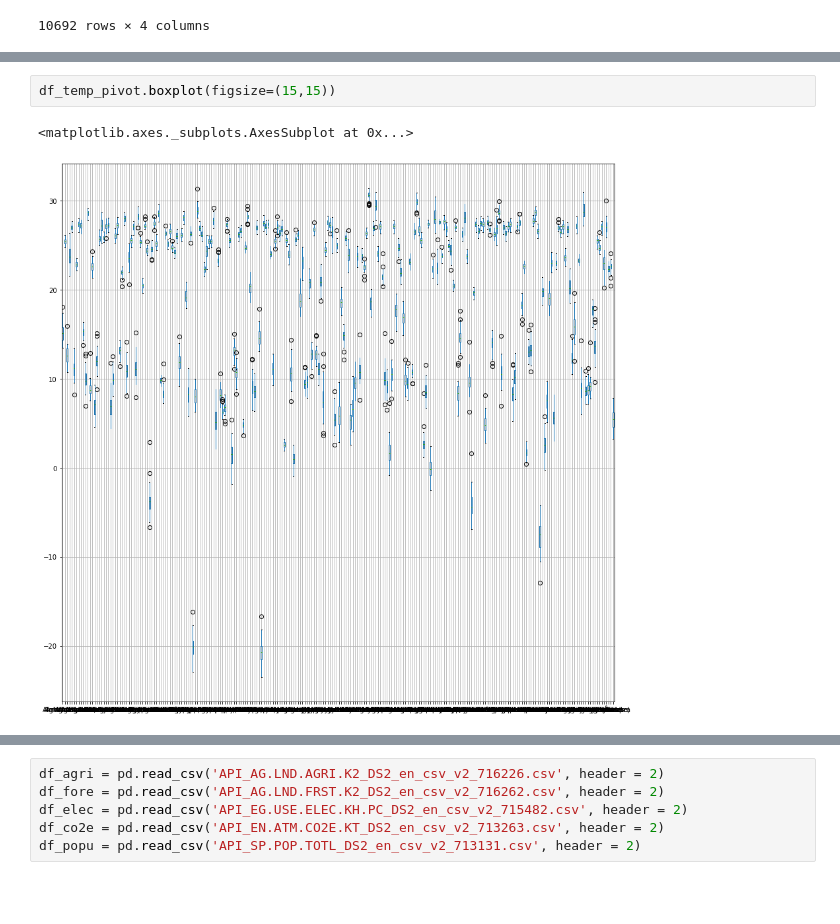
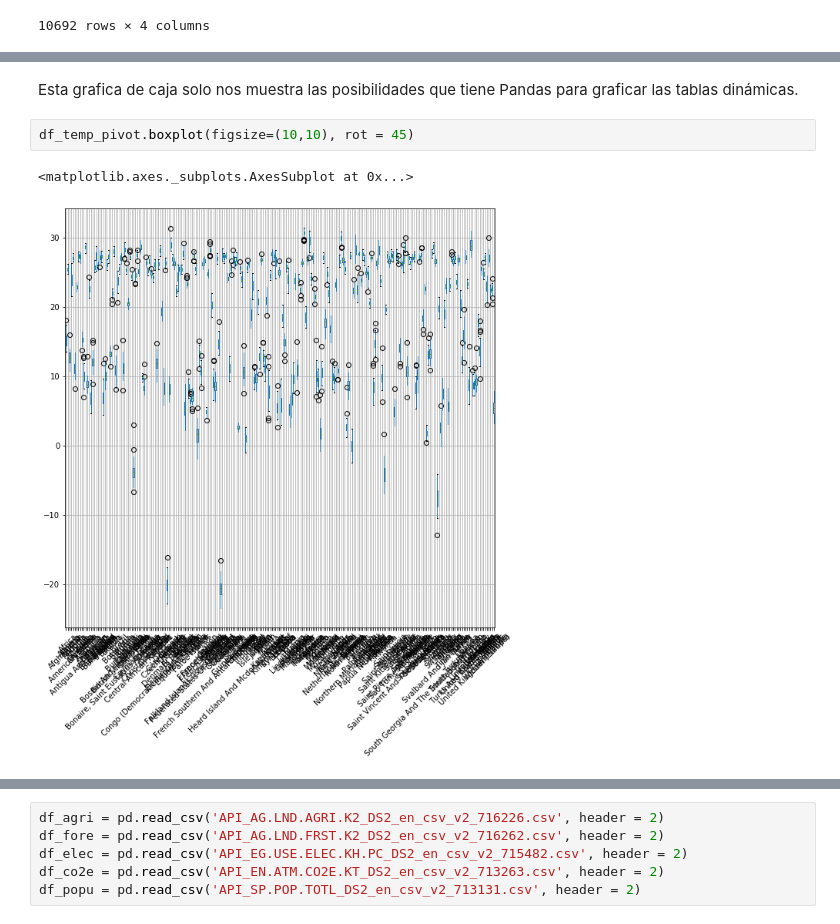
Before and after one commit to AngelloVillanueva/global_warming, a Jupyter notebook: Data Analysis.ipynb, the cells around one changed output, grey strips where cells are left out. Cells and saved outputs as stored; diff of their text form; blank space fills up the shorter version.

```diff
--- a/Data Analysis.ipynb
+++ b/Data Analysis.ipynb
@@ -252,5 +267,7 @@ df_temp_pivot
+# %% [markdown]
+Esta grafica de caja solo nos muestra las posibilidades que tiene Pandas para graficar las tablas dinámicas.
 # %%
-df_temp_pivot.boxplot(figsize=(15,15))
+df_temp_pivot.boxplot(figsize=(10,10), rot = 45)
 # %% [output]
 <matplotlib.axes._subplots.AxesSubplot at 0x...>
-[figure, old version]
+[figure, new version]
```
Also changed, not shown: parts of 11 cells of this notebook.
